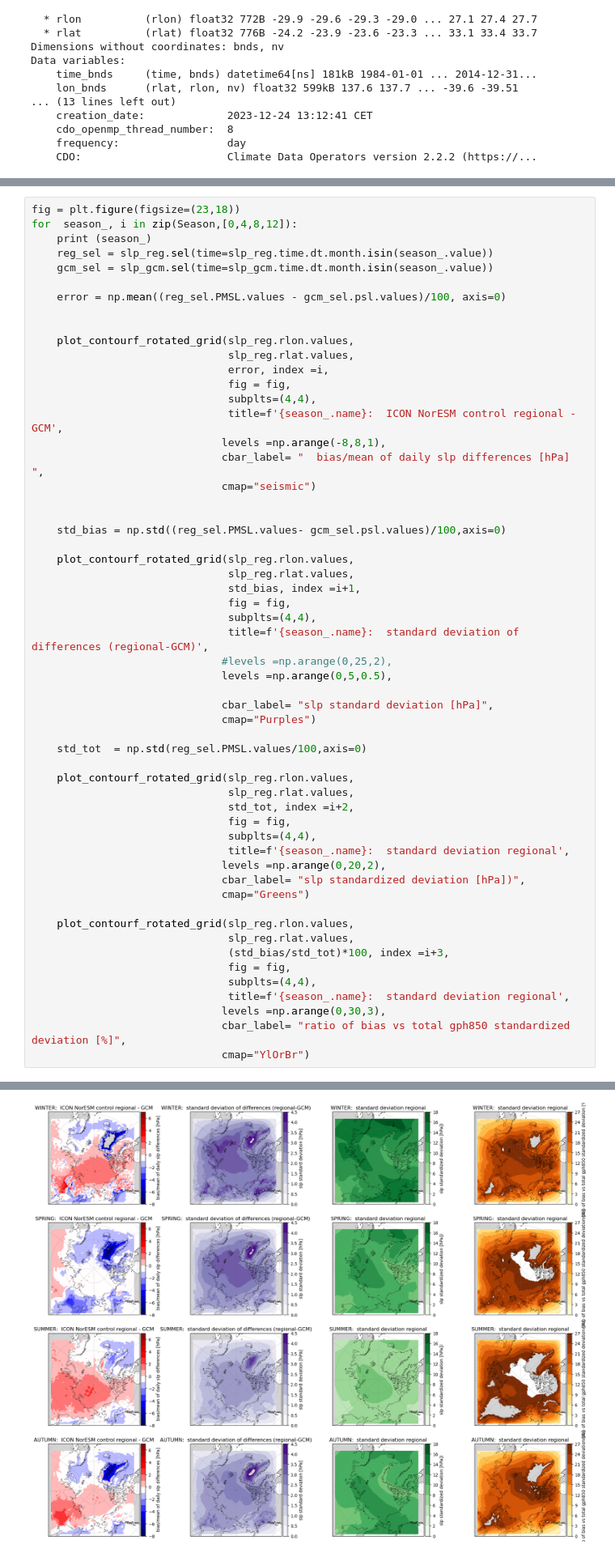
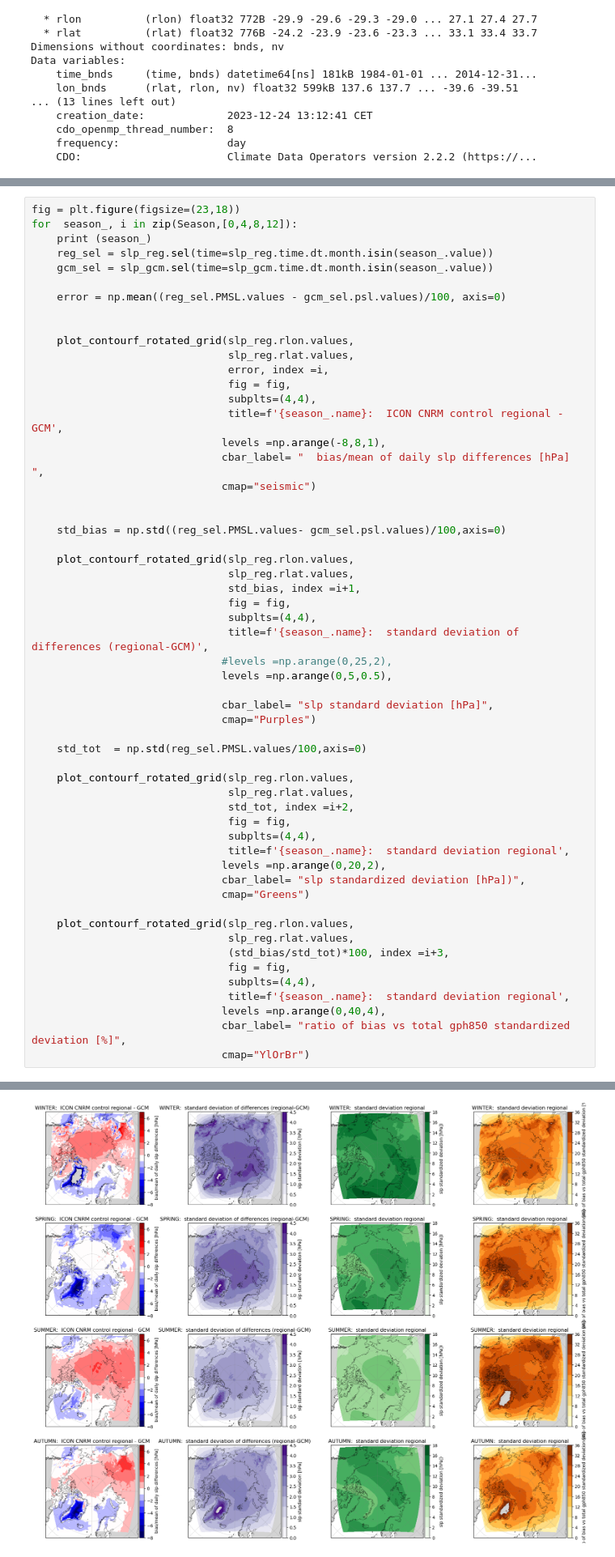
Before and after one commit to jobo95/MOAAP, a Jupyter notebook: Notebooks/Biases/ICON_reg_slp_bias_to_GCM-Copy1.ipynb, the cells around one changed output, grey strips where cells are left out. Shown at 81% size. Cells and saved outputs as stored; diff of their text form.

```diff
--- a/Notebooks/Biases/ICON_reg_slp_bias_to_GCM-Copy1.ipynb
+++ b/Notebooks/Biases/ICON_reg_slp_bias_to_GCM-Copy1.ipynb
@@ -85,7 +93,7 @@ for  season_, i in zip(Season,[0,4,8,12]):
                                error, index =i,
                                fig = fig,
                                subplts=(4,4),
-                               title=f'{season_.name}:  ICON NorESM control regional - GCM',
+                               title=f'{season_.name}:  ICON CNRM control regional - GCM',
                               levels =np.arange(-8,8,1),
                               cbar_label= "  bias/mean of daily slp differences [hPa] ",
                               cmap="seismic")
@@ -103,32 +111,32 @@ for  season_, i in zip(Season,[0,4,8,12]):
                               levels =np.arange(0,5,0.5),
 
                               cbar_label= "slp standard deviation [hPa]",
                               cmap="Purples")
 
     std_tot  = np.std(reg_sel.PMSL.values/100,axis=0)
 
     plot_contourf_rotated_grid(slp_reg.rlon.values,
                                slp_reg.rlat.values,
                                std_tot, index =i+2,
                                fig = fig,
                                subplts=(4,4),
                                title=f'{season_.name}:  standard deviation regional',
                               levels =np.arange(0,20,2),
                               cbar_label= "slp standardized deviation [hPa])",
                               cmap="Greens")
 
     plot_contourf_rotated_grid(slp_reg.rlon.values,
                                slp_reg.rlat.values,
                                (std_bias/std_tot)*100, index =i+3,
                                fig = fig,
                                subplts=(4,4),
                                title=f'{season_.name}:  standard deviation regional',
-                              levels =np.arange(0,30,3),
+                              levels =np.arange(0,40,4),
                               cbar_label= "ratio of bias vs total gph850 standardized deviation [%]",
                               cmap="YlOrBr")
 # %% [output]
 Season.WINTER
 Season.SPRING
 Season.SUMMER
 Season.AUTUMN
-[figure, old version]
+[figure, new version]
```
Also changed, not shown: parts of 3 cells of this notebook, 14 other files.
